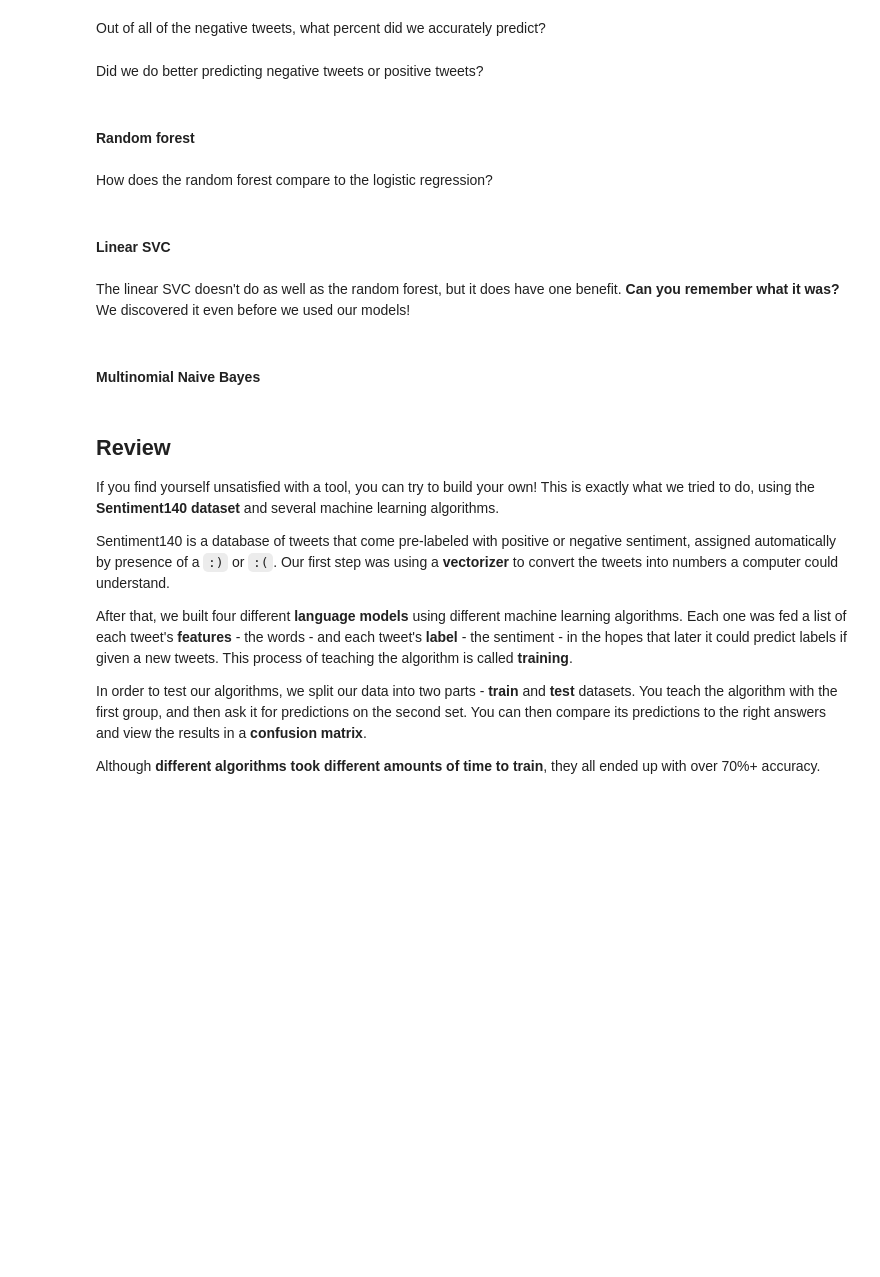
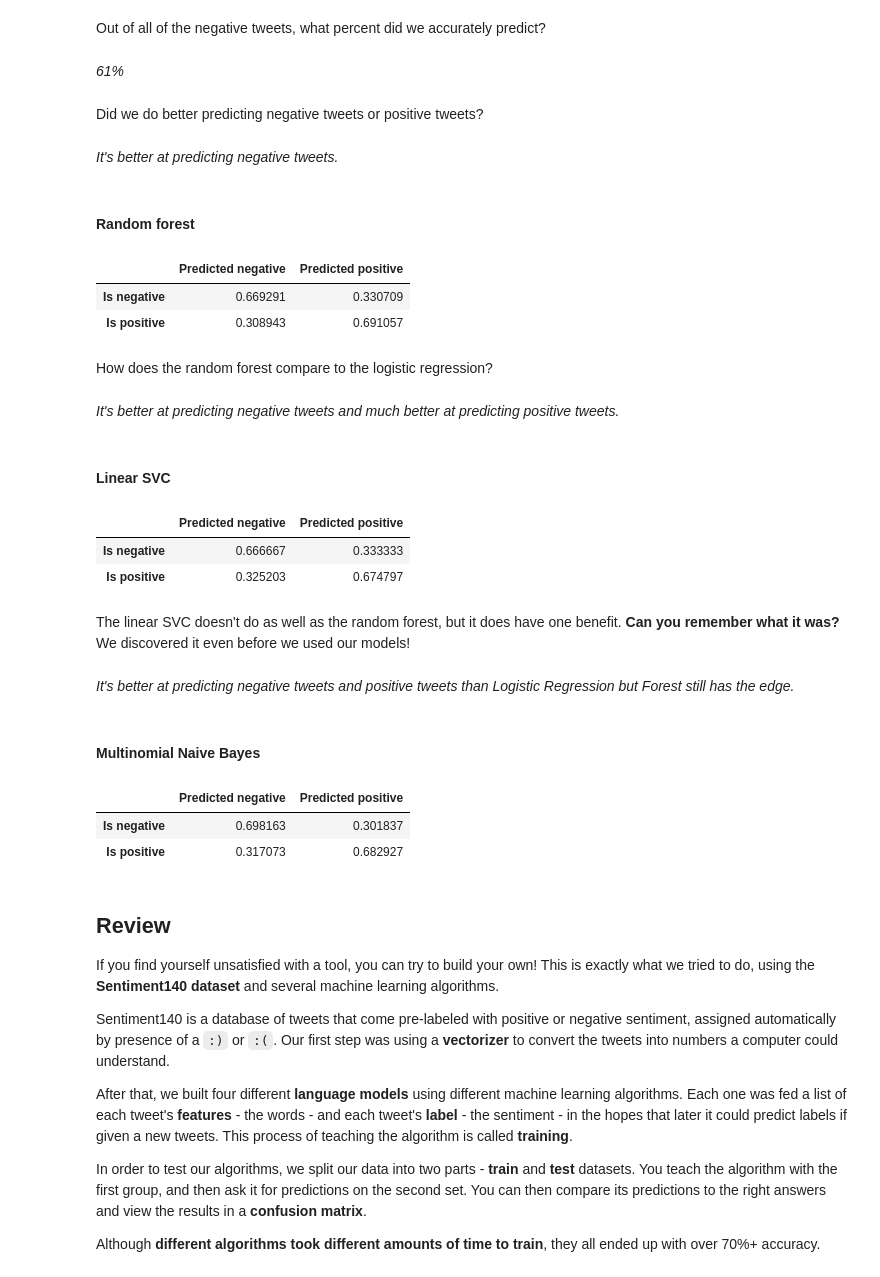
Before and after one commit to nisha5hetty/09-homework, a Jupyter notebook: 02 - Designing your own sentiment analysis tool.ipynb, the cells around one changed output. Drawn from its saved outputs; the diff is of its cells as text; code cells hidden in the pictures; blank space fills up the shorter version.

```diff
--- a/02 - Designing your own sentiment analysis tool.ipynb
+++ b/02 - Designing your own sentiment analysis tool.ipynb
@@ -480,20 +590,52 @@ pd.DataFrame(matrix,
 # %% [markdown]
 Out of all of the negative tweets, what percent did we accurately predict?
+# %% [markdown]
+<i>61%</i>
 # %% [markdown]
 Did we do better predicting negative tweets or positive tweets?
+# %% [markdown]
+<i>It's better at predicting negative tweets.</i>
 # %% [markdown]
 #### Random forest
 # %%
 # YOUR CODE HERE
 # Calculate a percentage-based confusion matrix for the random forest
+y_true = y_test
+y_pred = forest.predict(X_test)
+matrix = confusion_matrix(y_true, y_pred)
+
+label_names = pd.Series(['negative', 'positive'])
+pd.DataFrame(matrix,
+     columns='Predicted ' + label_names,
+     index='Is ' + label_names).div(matrix.sum(axis=1), axis=0)
+# %% [output]
+|  | Predicted negative | Predicted positive |
+| Is negative | 0.669291 | 0.330709 |
+| Is positive | 0.308943 | 0.691057 |
 # %% [markdown]
 How does the random forest compare to the logistic regression?
+# %% [markdown]
+<i>It's better at predicting negative tweets and much better at predicting positive tweets.</i>
 # %% [markdown]
 #### Linear SVC
 # %%
 # YOUR CODE HERE
 # Calculate a percentage-based confusion matrix for linear SVC
+y_true = y_test
+y_pred = svc.predict(X_test)
+matrix = confusion_matrix(y_true, y_pred)
+
+label_names = pd.Series(['negative', 'positive'])
+pd.DataFrame(matrix,
+     columns='Predicted ' + label_names,
+     index='Is ' + label_names).div(matrix.sum(axis=1), axis=0)
+# %% [output]
+|  | Predicted negative | Predicted positive |
+| Is negative | 0.666667 | 0.333333 |
+| Is positive | 0.325203 | 0.674797 |
 # %% [markdown]
 The linear SVC doesn't do as well as the random forest, but it does have one benefit. **Can you remember what it was?** We discovered it even before we used our models!
+# %% [markdown]
+<i>It's better at predicting negative tweets and positive tweets than Logistic Regression but Forest still has the edge.</i>
 # %% [markdown]
 #### Multinomial Naive Bayes
@@ -503,3 +642,18 @@ The linear SVC doesn't do as well as the random forest, but it does have one ben
+# %%
+# YOUR CODE HERE
+# Calculate a percentage for naive bayes
+y_true = y_test
+y_pred = bayes.predict(X_test)
+matrix = confusion_matrix(y_true, y_pred)
+
+label_names = pd.Series(['negative', 'positive'])
+pd.DataFrame(matrix,
+     columns='Predicted ' + label_names,
+     index='Is ' + label_names).div(matrix.sum(axis=1), axis=0)
+# %% [output]
+|  | Predicted negative | Predicted positive |
+| Is negative | 0.698163 | 0.301837 |
+| Is positive | 0.317073 | 0.682927 |
 # %% [markdown]
 ## Review
 
```
Also changed, not shown: parts of 31 cells of this notebook.
